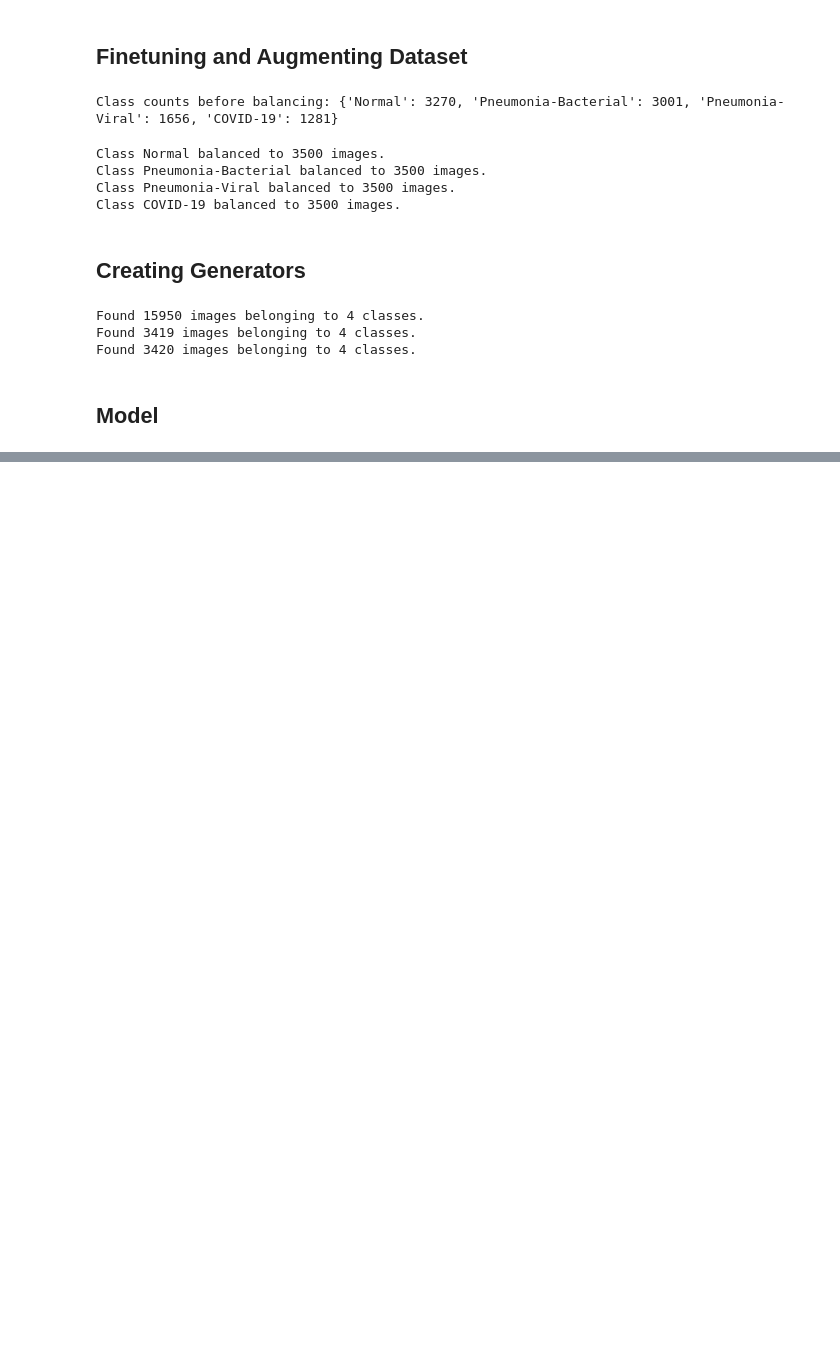
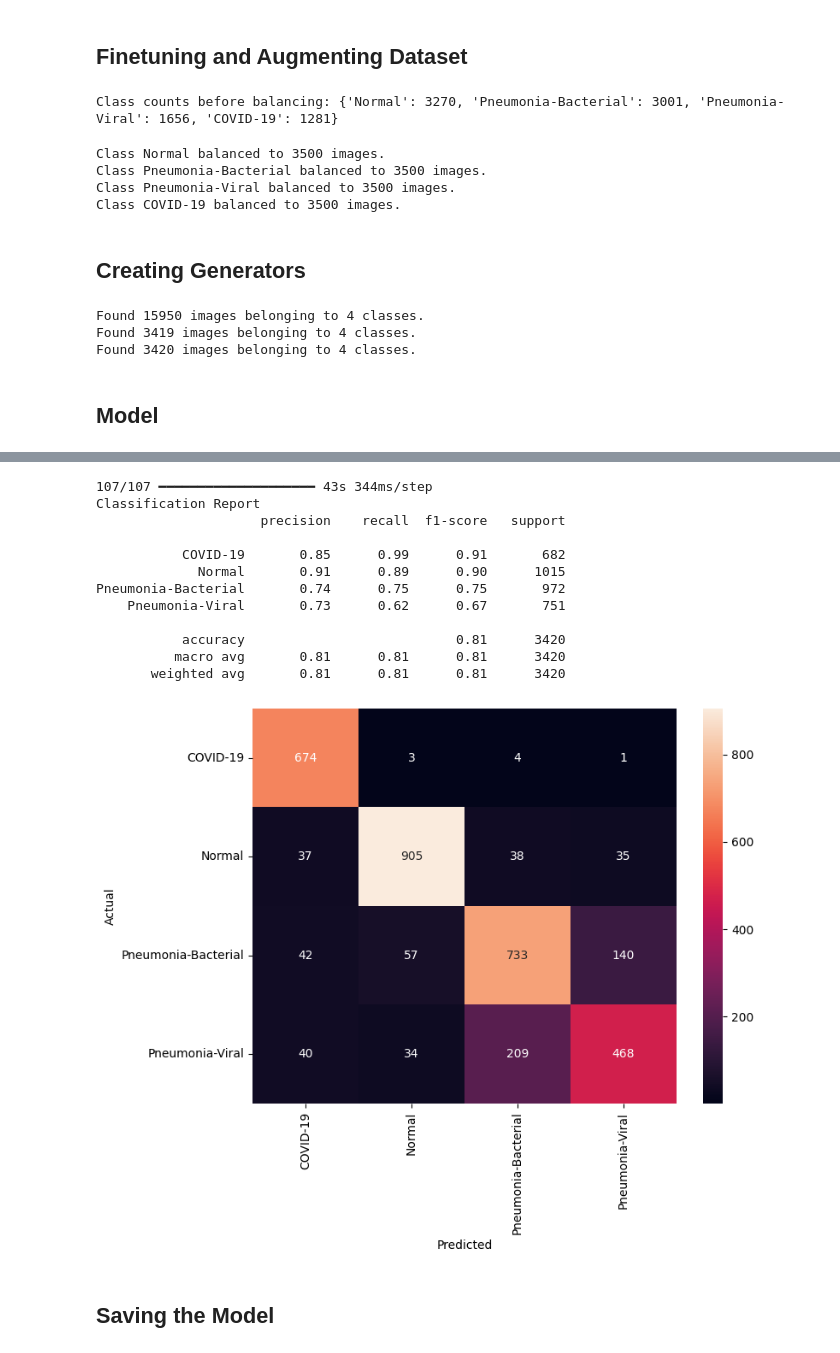
Before and after one commit to eshaanmathakari/bios-final, a Jupyter notebook: bios-model.ipynb, the cells around one changed output, grey strips where cells are left out. Cells and saved outputs as stored; diff of their text form; code cells hidden in the pictures; blank space fills up the shorter version.

```diff
--- a/bios-model.ipynb
+++ b/bios-model.ipynb
@@ -194,0 +469,40 @@ Found 3420 images belonging to 4 classes.
+# %%
+from sklearn.metrics import classification_report, confusion_matrix
+import numpy as np
+import seaborn as sns
+
+# Predict the labels of the test set
+Y_pred = model.predict(test_generator, steps=test_generator.samples // batch_size+1)
+y_pred = np.argmax(Y_pred, axis=1)
+
+# True labels
+y_true = test_generator.classes
+
+# Classification Report
+print('Classification Report')
+target_names = list(train_generator.class_indices.keys())
+print(classification_report(y_true, y_pred, target_names=target_names))
+
+# Confusion Matrix
+cm = confusion_matrix(y_true, y_pred)
+plt.figure(figsize=(8,6))
+sns.heatmap(cm, annot=True, fmt='d', xticklabels=target_names, yticklabels=target_names)
+plt.ylabel('Actual')
+plt.xlabel('Predicted')
+plt.show()
+# %% [output]
+107/107 ━━━━━━━━━━━━━━━━━━━━ 43s 344ms/step
+Classification Report
+                     precision    recall  f1-score   support
+
+           COVID-19       0.85      0.99      0.91       682
+             Normal       0.91      0.89      0.90      1015
+Pneumonia-Bacterial       0.74      0.75      0.75       972
+    Pneumonia-Viral       0.73      0.62      0.67       751
+
+           accuracy                           0.81      3420
+          macro avg       0.81      0.81      0.81      3420
+       weighted avg       0.81      0.81      0.81      3420
+[figure, added]
+# %% [markdown]
+## Saving the Model
```
Also changed, not shown: parts of 18 cells of this notebook.
